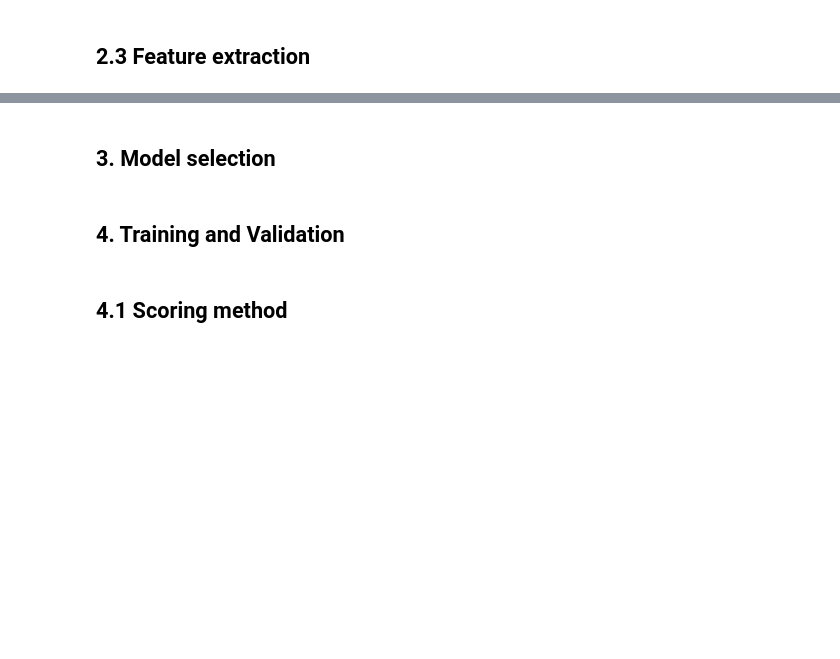
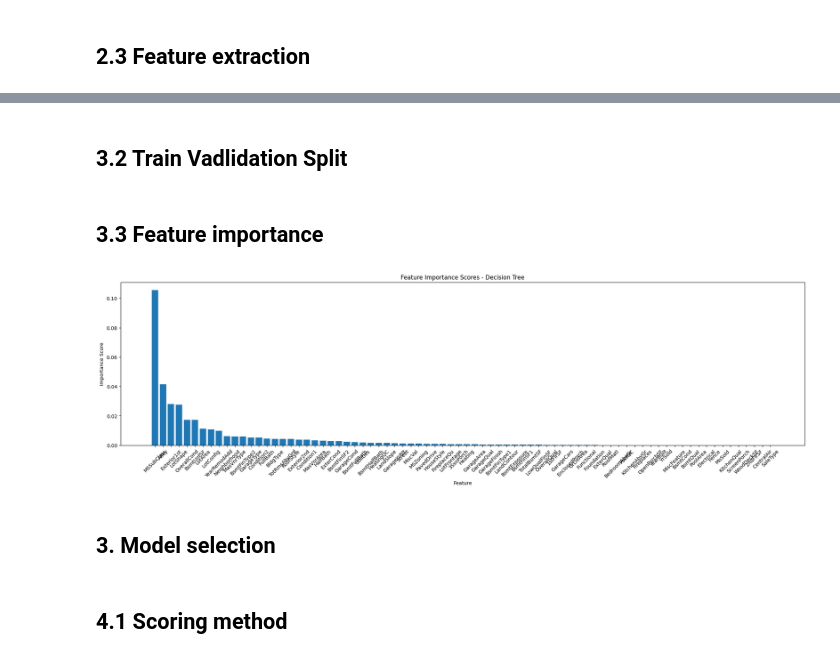
Before and after one commit to tudi72/2023_HOUSE_PRICE_REGRESSION, a Jupyter notebook: house_regression.ipynb, the cells around one changed output, grey strips where cells are left out. Cells and saved outputs as stored; diff of their text form; code cells hidden in the pictures; blank space fills up the shorter version.

```diff
--- a/house_regression.ipynb
+++ b/house_regression.ipynb
@@ -148,9 +148,30 @@ verbose=True
 )
 
 X_train = pip.transform(train)
+# %% [markdown]
+## 3.2 Train Vadlidation Split
 # %%
 X_train, X_val, y_train, y_val = train_test_split(X_train, train['SalePrice'].values, test_size=0.1, shuffle=True,random_state=seed)
 # y_train = train['SalePrice'].values
+# %% [markdown]
+## 3.3 Feature importance
+# %%
+tree_model = DecisionTreeRegressor(random_state=seed)
+
+tree_model.fit(X_train, y_train)
+feature_importances = tree_model.feature_importances_
+
+indices = feature_importances.argsort()[::-1]
+
+plt.figure(figsize=(25, 6))
+plt.bar(range(X_train.shape[1]-1), feature_importances[indices[1:]], align="center")
+plt.xticks(range(X_train.shape[1]-1), train.columns[indices[1:]], rotation=45)
+plt.xlabel("Feature")
+plt.ylabel("Importance Score")
+plt.title("Feature Importance Scores - Decision Tree")
+plt.show()
+# %% [output]
+[figure, added]
 # %% [markdown]
 ## 3. Model selection
 # %%
@@ -187,7 +215,5 @@ param_grids = {
     }
 }
-# %% [markdown]
-## 4. Training and Validation
 # %% [markdown]
 ## 4.1 Scoring method
 # %%
```
Also changed, not shown: parts of 13 cells of this notebook, 1 other file.
